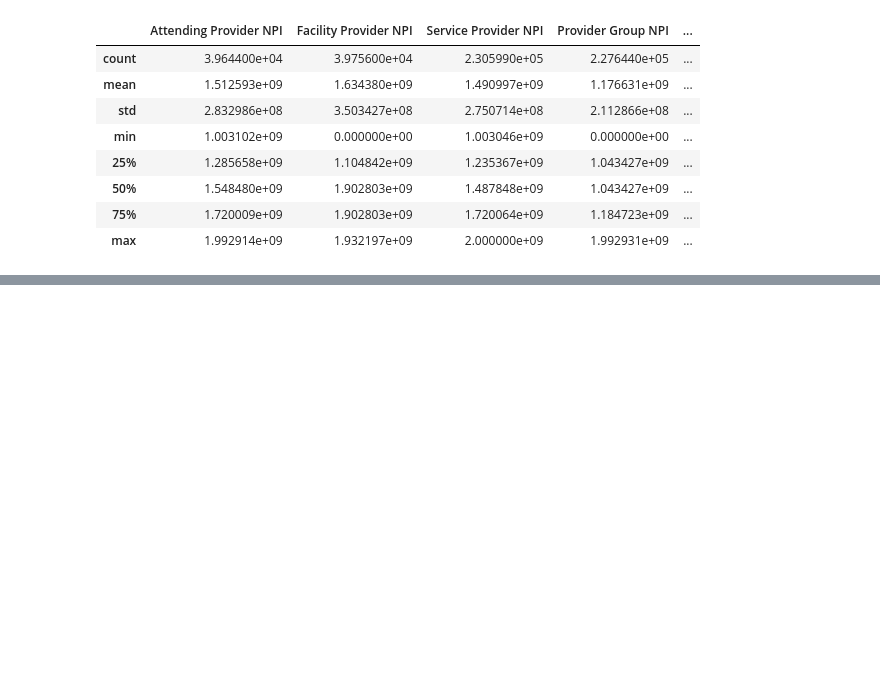
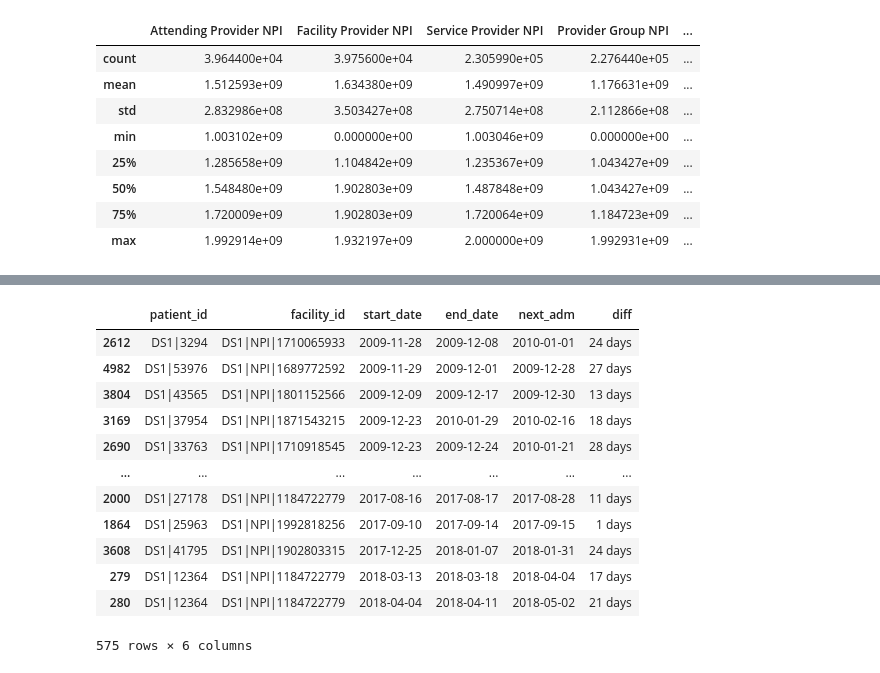
Before and after one commit to jrioross/ursa_health_hospital_readmissions, a Jupyter notebook: data/hospital_readmission.ipynb, the cells around one changed output, grey strips where cells are left out. Drawn from its saved outputs; the diff is of its cells as text; code cells hidden in the pictures; blank space fills up the shorter version.

```diff
--- a/data/hospital_readmission.ipynb
+++ b/data/hospital_readmission.ipynb
@@ -103,0 +295,19 @@ pcp_of_vs.describe()
+# %%
+pt_readmitted = pt_readmitted[pt_readmitted['diff'] > '0 days']
+# %%
+pt_readmitted = pt_readmitted[pt_readmitted['diff'] <= '30 days']
+pt_readmitted
+# %% [output]
+|  | patient_id | facility_id | start_date | end_date | next_adm | diff |
+| 2612 | DS1|3294 | DS1|NPI|1710065933 | 2009-11-28 | 2009-12-08 | 2010-01-01 | 24 days |
+| 4982 | DS1|53976 | DS1|NPI|1689772592 | 2009-11-29 | 2009-12-01 | 2009-12-28 | 27 days |
+| 3804 | DS1|43565 | DS1|NPI|1801152566 | 2009-12-09 | 2009-12-17 | 2009-12-30 | 13 days |
+| 3169 | DS1|37954 | DS1|NPI|1871543215 | 2009-12-23 | 2010-01-29 | 2010-02-16 | 18 days |
+| 2690 | DS1|33763 | DS1|NPI|1710918545 | 2009-12-23 | 2009-12-24 | 2010-01-21 | 28 days |
+| ... | ... | ... | ... | ... | ... | ... |
+| 2000 | DS1|27178 | DS1|NPI|1184722779 | 2017-08-16 | 2017-08-17 | 2017-08-28 | 11 days |
+| 1864 | DS1|25963 | DS1|NPI|1992818256 | 2017-09-10 | 2017-09-14 | 2017-09-15 | 1 days |
+| 3608 | DS1|41795 | DS1|NPI|1902803315 | 2017-12-25 | 2018-01-07 | 2018-01-31 | 24 days |
+| 279 | DS1|12364 | DS1|NPI|1184722779 | 2018-03-13 | 2018-03-18 | 2018-04-04 | 17 days |
+| 280 | DS1|12364 | DS1|NPI|1184722779 | 2018-04-04 | 2018-04-11 | 2018-05-02 | 21 days |
+575 rows × 6 columns
```
Also changed, not shown: parts of 24 cells of this notebook, 1 other file.
